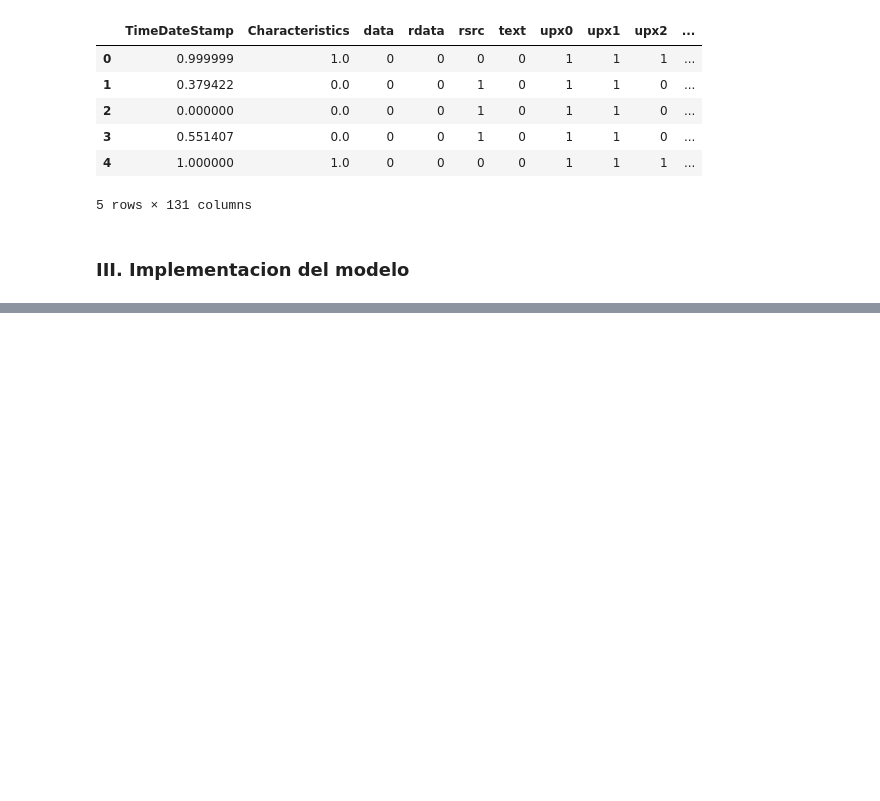
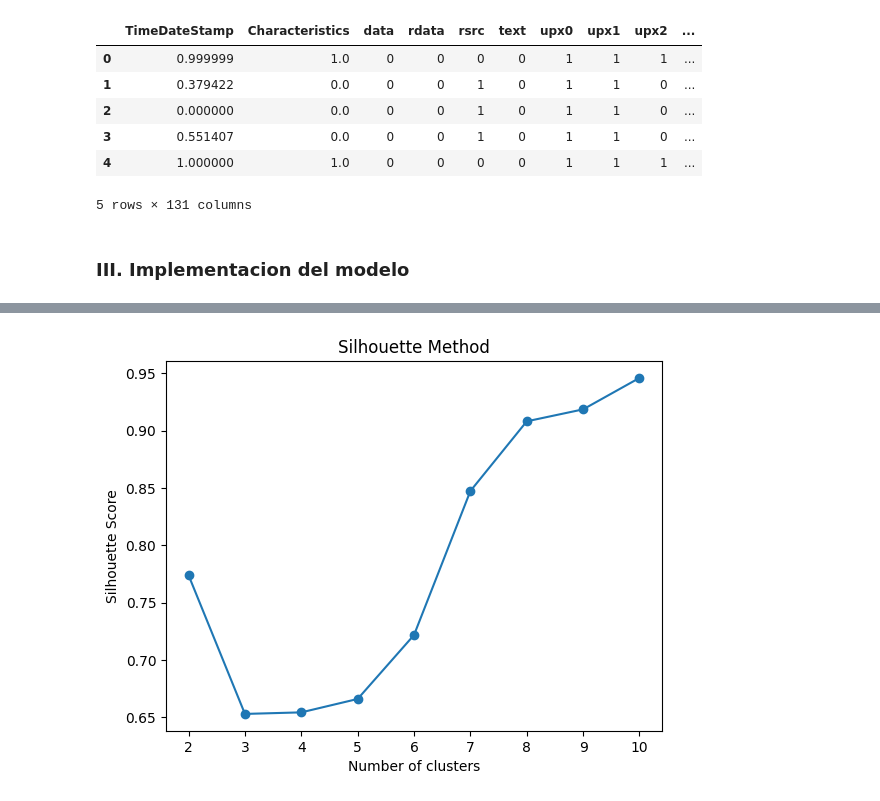
Before and after one commit to andresdlRoca/Lab4_SDS, a Jupyter notebook: lab4.ipynb, the cells around one changed output, grey strips where cells are left out. Drawn from its saved outputs; the diff is of its cells as text; code cells hidden in the pictures; blank space fills up the shorter version.

```diff
--- a/lab4.ipynb
+++ b/lab4.ipynb
@@ -293,0 +285,8 @@ mw_data = pd.read_csv('malware_dataset.csv')
+# %%
+plt.plot(range(2, 11), silhouette, marker='o')
+plt.title('Silhouette Method')
+plt.xlabel('Number of clusters')
+plt.ylabel('Silhouette Score')
+plt.show()
+# %% [output]
+[figure, added]
```
Also changed, not shown: parts of 6 cells of this notebook.
